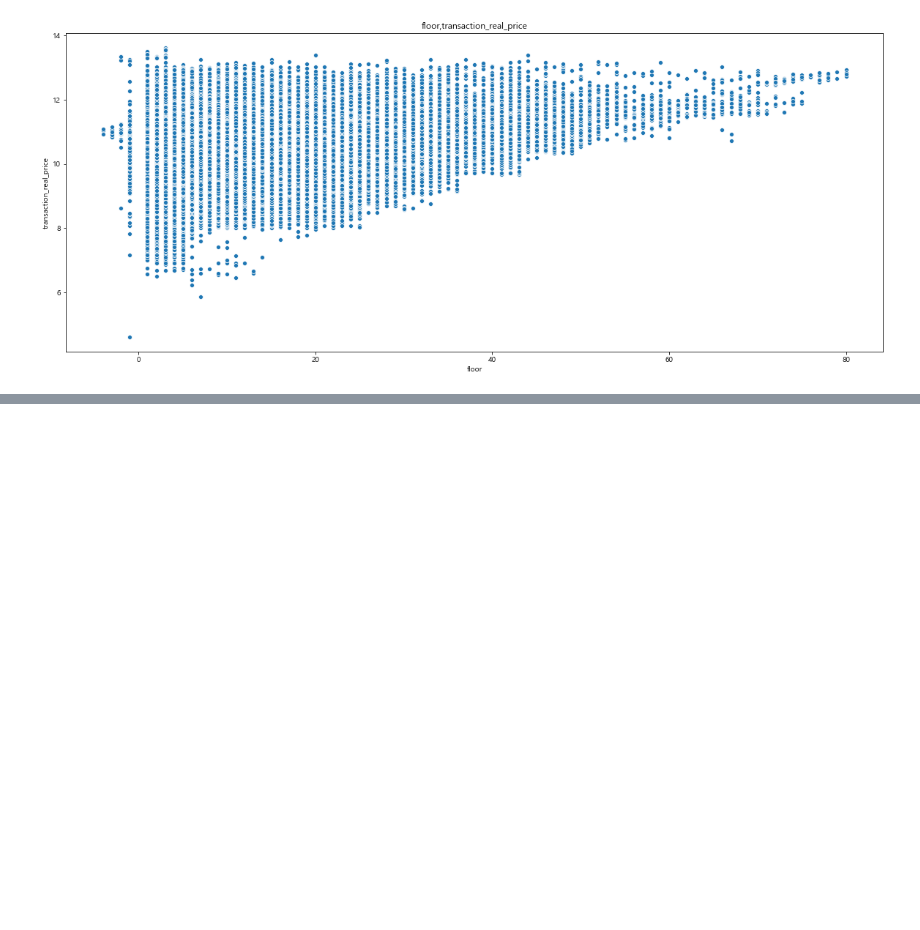
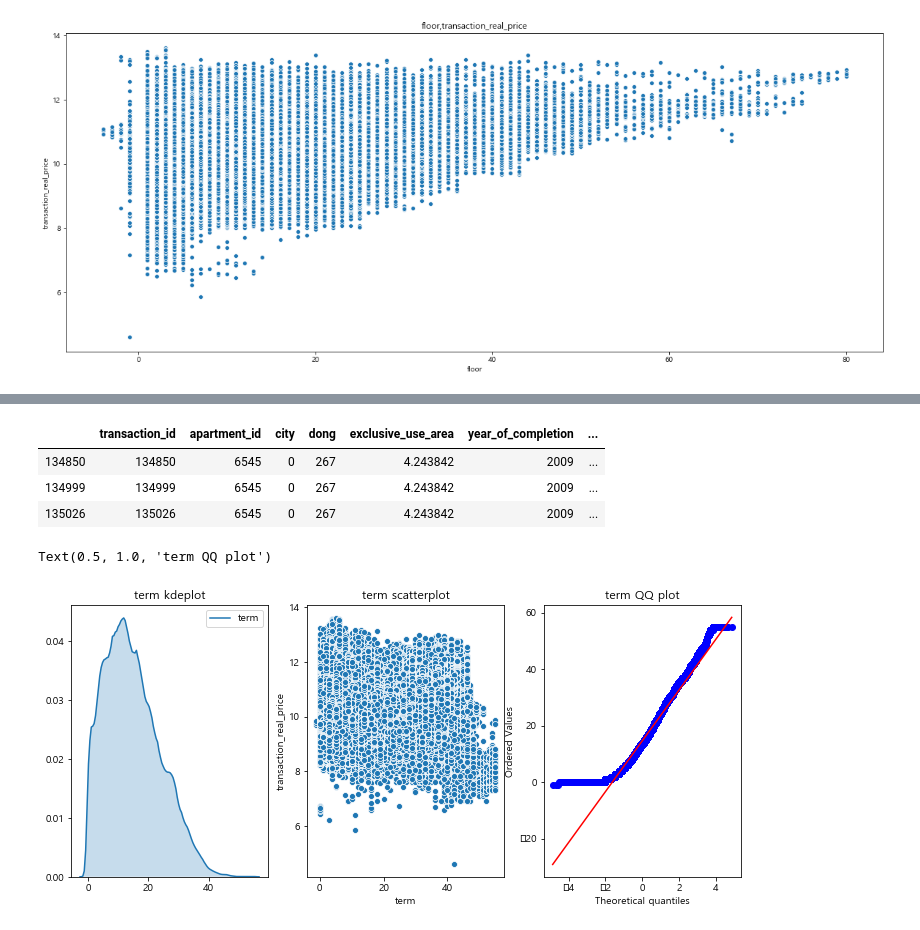
Before and after one commit to DSC-SCH/Apt_real_price_prediction, a Jupyter notebook: Apt_real_price_prediction.ipynb, the cells around one changed output, grey strips where cells are left out. Cells and saved outputs as stored; diff of their text form; code cells hidden in the pictures; blank space fills up the shorter version.

```diff
--- a/Apt_real_price_prediction.ipynb
+++ b/Apt_real_price_prediction.ipynb
@@ -396,0 +399,26 @@ Text(0.5, 1.0, 'floor,transaction_real_price')
+# %%
+# 라벨링
+city_lable={'서울특별시':0,'부산광역시':1}
+train_data=train_data.replace({'city':city_lable})
+test_data=test_data.replace({'city':city_lable})
+dong_lable={}
+for i in range(len(train_data_dong)):
+    dong=train_data_dong['dong'].iloc[i]
+    dong_lable[dong] = i
+train_data=train_data.replace({'dong':dong_lable})
+test_data=test_data.replace({'dong':dong_lable})
+train_data=train_data.drop(['jibun','apt','addr_kr','transaction_year_month'],axis=1)
+test_data=test_data.drop(['jibun','apt','addr_kr','transaction_year_month'],axis=1)
+date_lable={'1~10':0,'11~20':1,'21~28':2,'21~29':3,'21~30':4,'21~31':5}
+train_data=train_data.replace({'transaction_date':date_lable})
+test_data=test_data.replace({'transaction_date':date_lable})
+train_data['floor_label']=0
+train_data.loc[train_data['floor']<=17,'floor_label']=0
+train_data.loc[(train_data['floor']>17)&(train_data['floor']<=38),'floor_label']=1
+train_data.loc[(train_data['floor']>38)&(train_data['floor']<=59),'floor_label']=2
+train_data.loc[train_data['floor']>59,'floor_label']=3
+test_data['floor_label']=0
+test_data.loc[test_data['floor']<=17,'floor_label']=0
+test_data.loc[(test_data['floor']>17)&(test_data['floor']<=38),'floor_label']=1
+test_data.loc[(test_data['floor']>38)&(test_data['floor']<=59),'floor_label']=2
+test_data.loc[test_data['floor']>59,'floor_label']=3
@@ -396,0 +443,4 @@ Text(0.5, 1.0, 'floor,transaction_real_price')
+# %%
+# 아파트 나이
+train_data['term']=train_data['transaction_year']-train_data['year_of_completion']
+test_data['term']=train_data['transaction_year']-train_data['year_of_completion']
@@ -396,0 +463,18 @@ Text(0.5, 1.0, 'floor,transaction_real_price')
+# %%
+train_data[train_data['term']==-1]
+# %% [output]
+|  | transaction_id | apartment_id | city | dong | exclusive_use_area | year_of_completion | ... |
+| 134850 | 134850 | 6545 | 0 | 267 | 4.243842 | 2009 | ... |
+| 134999 | 134999 | 6545 | 0 | 267 | 4.243842 | 2009 | ... |
+| 135026 | 135026 | 6545 | 0 | 267 | 4.243842 | 2009 | ... |
+# %%
+f,ax=plt.subplots(1,3,figsize=(12,5))
+sns.kdeplot(train_data['term'],shade=True,ax=ax[0])
+ax[0].set_title('term kdeplot')
+sns.scatterplot(train_data['term'],train_data['transaction_real_price'],ax=ax[1])
+ax[1].set_title('term scatterplot')
+probplot(train_data['term'],plot=ax[2])
+ax[2].set_title('term QQ plot')
+# %% [output]
+Text(0.5, 1.0, 'term QQ plot')
+[figure, added]
```
Also changed, not shown: parts of 6 cells of this notebook.
